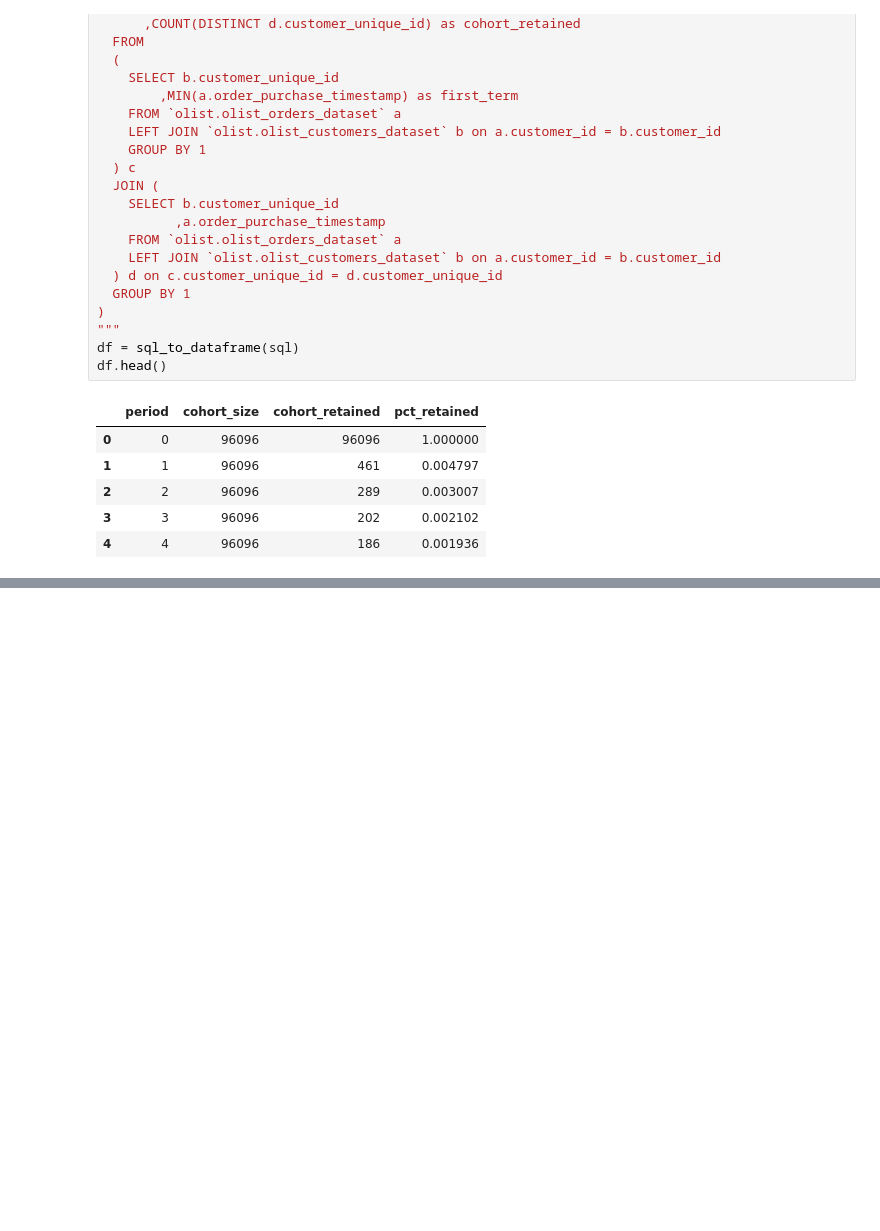
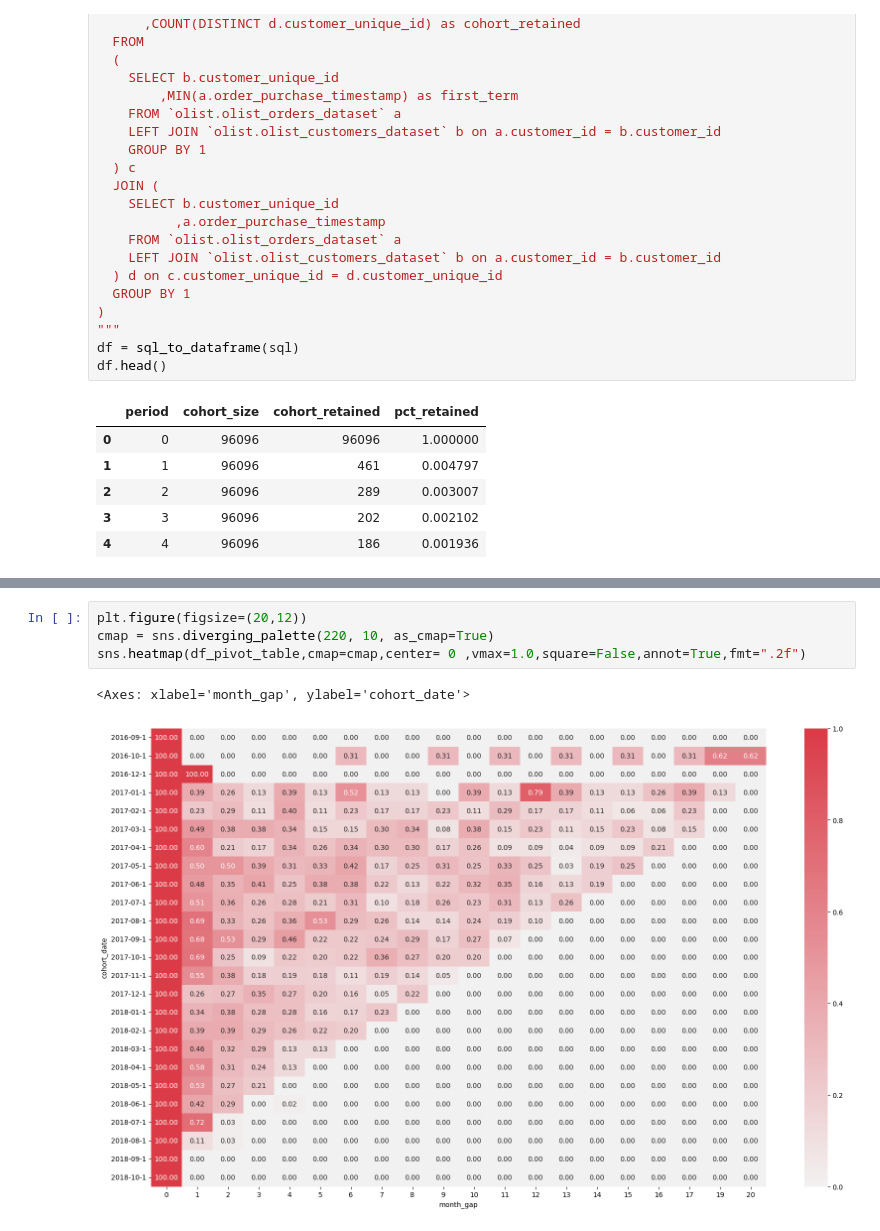
Before and after one commit to wbin0718/e-commerce_data_analysis, a Jupyter notebook: e_commerce_sql.ipynb, the cells around one changed output, grey strips where cells are left out. Saved outputs shown, nothing was run; the diff lists cells and outputs as text; blank space fills up the shorter version.

```diff
--- a/e_commerce_sql.ipynb
+++ b/e_commerce_sql.ipynb
@@ -364,0 +370,7 @@ IndexingError: Too many indexers
+# %%
+plt.figure(figsize=(20,12))
+cmap = sns.diverging_palette(220, 10, as_cmap=True)
+sns.heatmap(df_pivot_table,cmap=cmap,center= 0 ,vmax=1.0,square=False,annot=True,fmt=".2f")
+# %% [output]
+<Axes: xlabel='month_gap', ylabel='cohort_date'>
+[figure, added]
```
Also changed, not shown: parts of 12 cells of this notebook.
